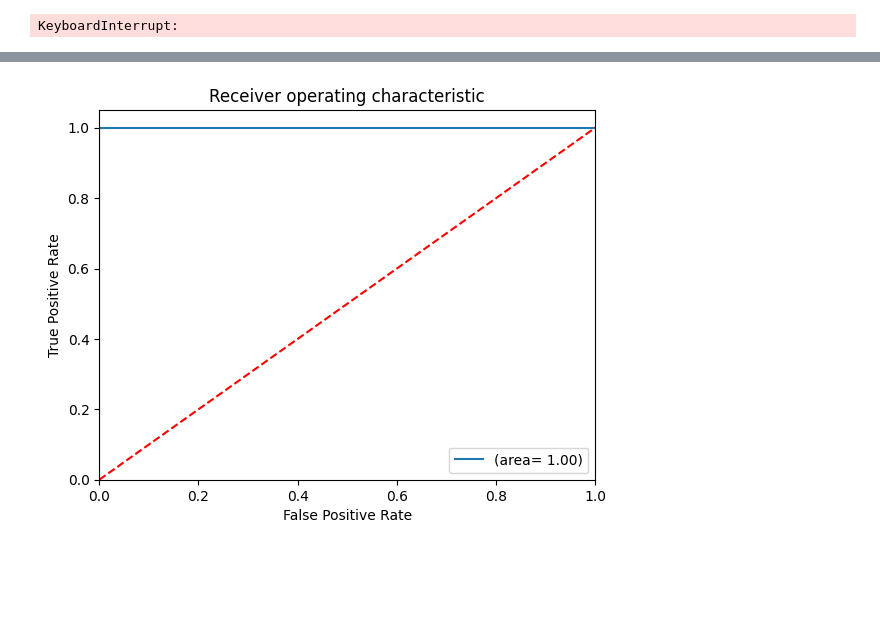
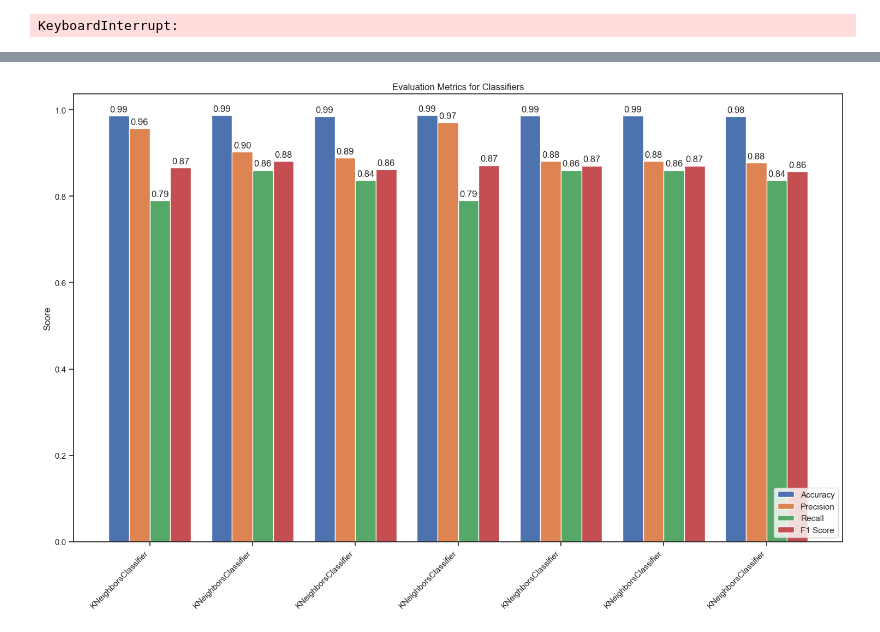
Before and after one commit to P-Darabi/Detect_Fake_Transactions, a Jupyter notebook: k_fraud_detection.ipynb, the cells around one changed output, grey strips where cells are left out. Drawn from its saved outputs; the diff is of its cells as text; code cells hidden in the pictures; blank space fills up the shorter version.

```diff
--- a/k_fraud_detection.ipynb
+++ b/k_fraud_detection.ipynb
@@ -149,37 +134,64 @@ LogisticRegression - Best parameters: {'C': 10}, Best score: 0.9992029330842499
 DecisionTreeClassifier - Best parameters: {'max_depth': 3}, Best score: 1.0
 KeyboardInterrupt:
 # %%
-# Define a list of classifiers to use
-classifiers = [
-    LogisticRegression(C= 10),
-    DecisionTreeClassifier(max_depth= 3),
-    RandomForestClassifier(n_estimators= 100),
-    SVC(C= 0.1, kernel= 'linear', probability=True),
-    AdaBoostClassifier(n_estimators= 200),
-    GradientBoostingClassifier(learning_rate= 0.1, n_estimators= 5),
-    KNeighborsClassifier(n_neighbors= 3, weights='distance')
-]
+# Initialize empty lists to store the evaluation metrics
+classifier_names = []
+accuracies = []
+precisions = []
+recalls = []
+f1_scores = []
 
 # Loop through each classifier and fit it to the training data
 for classifier in classifiers:
-    classifier.fit(scaled_x_train, y_train)
-    y_pred = classifier.predict(scaled_x_test)
+    classifier.fit(t, y_train)
+    y_pred = classifier.predict(v)
 
-    # Calculate and print the evaluation metrics
-    print(f'{classifier} - Accuracy: {accuracy_score(y_test, y_pred):.2f}')
-    print(f'{classifier} - Precision: {precision_score(y_test, y_pred):.2f}')
-    print(f'{classifier} - Recall: {recall_score(y_test, y_pred):.2f}')
-    print(f'{classifier} - F1 Score: {f1_score(y_test, y_pred):.2f}')
-    roc_auc = roc_auc_score(y_test, classifier.predict(scaled_x_test))
-    fpr, tpr, thresholds = roc_curve(y_test, classifier.predict_proba(scaled_x_test)[:,1])
-    plt.figure()
-    plt.plot(fpr, tpr, label='(area= %0.2f)' % roc_auc)
-    plt.plot([0, 1], [0, 1],'r--')
-    plt.xlim([0.0, 1.0])
-    plt.ylim([0.0, 1.05])
-    plt.xlabel('False Positive Rate')
-    plt.ylabel('True Positive Rate')
-    plt.title('Receiver operating characteristic')
-    plt.legend(loc="lower right")
-    plt.show()
+    # Get the name of the classifier
+    classifier_name = type(classifier).__name__
+
+    # Calculate the evaluation metrics
+    accuracy = accuracy_score(y_test, y_pred)
+    precision = precision_score(y_test, y_pred)
+    recall = recall_score(y_test, y_pred)
+    f1 = f1_score(y_test, y_pred)
+
+    # Append the evaluation metrics to the lists
+    classifier_names.append(classifier_name)
+    accuracies.append(accuracy)
+    precisions.append(precision)
+    recalls.append(recall)
+    f1_scores.append(f1)
+
+# Create a bar plot that shows all the evaluation metrics for each classifier
+x = np.arange(len(classifier_names))
+width = 0.2
+sns.set_style('ticks')
+fig, ax = plt.subplots(figsize=(15, 10))
+rects1 = ax.bar(x - 1.5*width, accuracies, width, label='Accuracy')
+rects2 = ax.bar(x - 0.5*width, precisions, width, label='Precision')
+rects3 = ax.bar(x + 0.5*width, recalls, width, label='Recall')
+rects4 = ax.bar(x + 1.5*width, f1_scores, width, label='F1 Score')
+
+# Add some text for labels, title and legend
+ax.set_ylabel('Score')
+ax.set_title('Evaluation Metrics for Classifiers')
+ax.set_xticks(x)
+ax.set_xticklabels(classifier_names, rotation=45, ha="right")
+ax.legend(loc='lower right')
+
+# Add the metric score values above each bar
+def autolabel(rects):
+    for rect in rects:
+        height = rect.get_height()
+        ax.annotate(f'{height:.2f}', xy=(rect.get_x() + rect.get_width() / 2, height), xytext=(0, 3), textcoords="offset points", ha='center', va='bottom')
+
+autolabel(rects1)
+autolabel(rects2)
+autolabel(rects3)
+autolabel(rects4)
+
+plt.tight_layout()
+
+# Display the plot
+plt.show()
 # %% [output]
@@ -190 +198 @@ LogisticRegression(C=10) - F1 Score: 1.00
-[figure, old version]
+[figure, new version]
```
Also changed, not shown: parts of 4 cells of this notebook.
